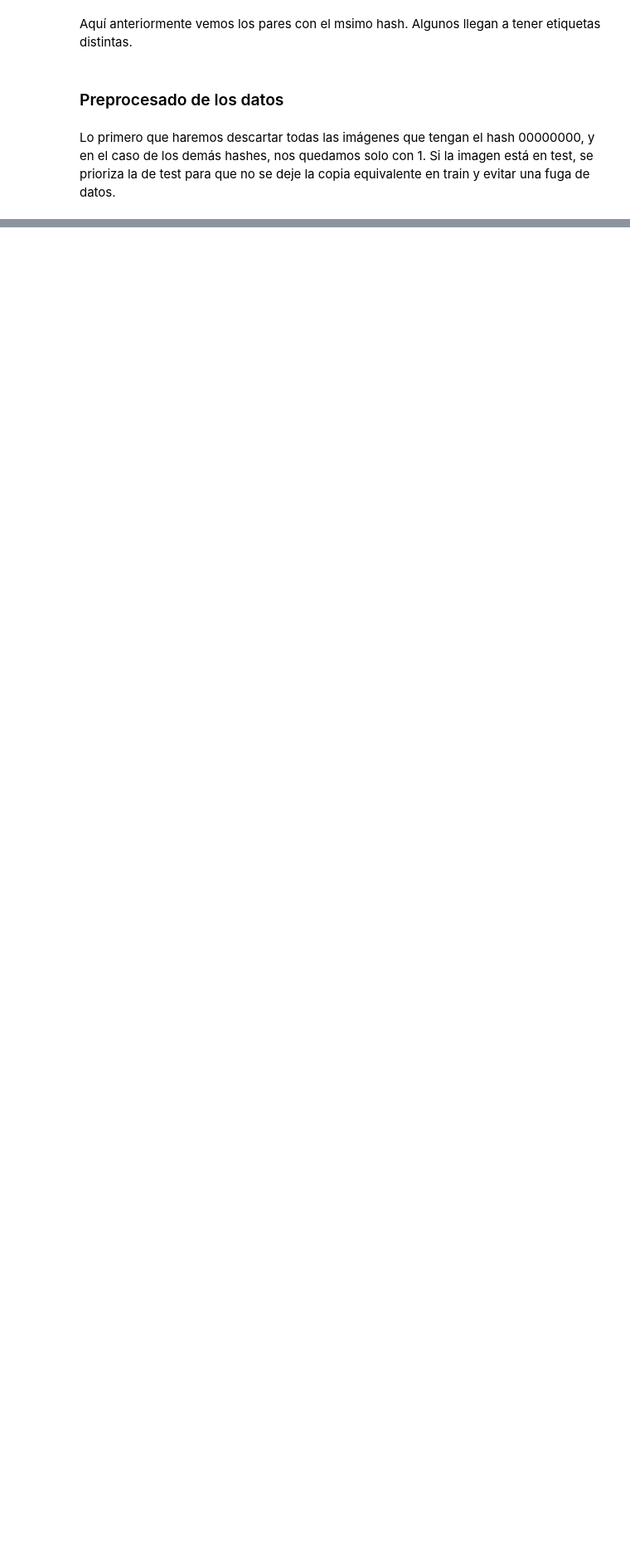
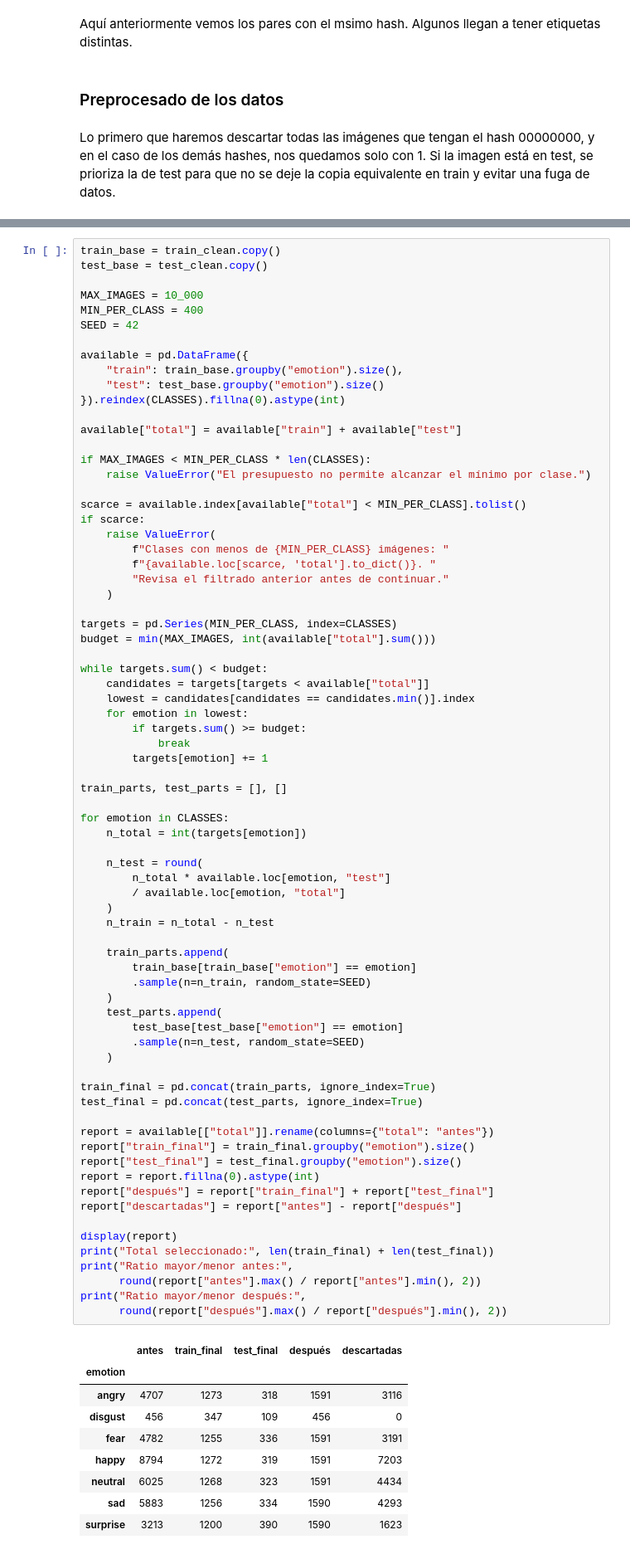
Before and after one commit to oliverAnderson18/deteccion_emociones, a Jupyter notebook: develop.ipynb, the cells around one changed output, grey strips where cells are left out. Shown at 83% size. Cells and saved outputs as stored; diff of their text form; blank space fills up the shorter version.

```diff
--- a/develop.ipynb
+++ b/develop.ipynb
@@ -617,0 +710,83 @@ Lo primero que haremos descartar todas las imágenes que tengan el hash 00000000
+# %%
+train_base = train_clean.copy()
+test_base = test_clean.copy()
+
+MAX_IMAGES = 10_000
+MIN_PER_CLASS = 400
+SEED = 42
+
+available = pd.DataFrame({
+    "train": train_base.groupby("emotion").size(),
+    "test": test_base.groupby("emotion").size()
+}).reindex(CLASSES).fillna(0).astype(int)
+
+available["total"] = available["train"] + available["test"]
+
+if MAX_IMAGES < MIN_PER_CLASS * len(CLASSES):
+    raise ValueError("El presupuesto no permite alcanzar el mínimo por clase.")
+
+scarce = available.index[available["total"] < MIN_PER_CLASS].tolist()
+if scarce:
+    raise ValueError(
+        f"Clases con menos de {MIN_PER_CLASS} imágenes: "
+        f"{available.loc[scarce, 'total'].to_dict()}. "
+        "Revisa el filtrado anterior antes de continuar."
+    )
+
+targets = pd.Series(MIN_PER_CLASS, index=CLASSES)
+budget = min(MAX_IMAGES, int(available["total"].sum()))
+
+while targets.sum() < budget:
+    candidates = targets[targets < available["total"]]
+    lowest = candidates[candidates == candidates.min()].index
+    for emotion in lowest:
+        if targets.sum() >= budget:
+            break
+        targets[emotion] += 1
+
+train_parts, test_parts = [], []
+
+for emotion in CLASSES:
+    n_total = int(targets[emotion])
+
+    n_test = round(
+        n_total * available.loc[emotion, "test"]
+        / available.loc[emotion, "total"]
+    )
+    n_train = n_total - n_test
+
+    train_parts.append(
+        train_base[train_base["emotion"] == emotion]
+        .sample(n=n_train, random_state=SEED)
+    )
+    test_parts.append(
+        test_base[test_base["emotion"] == emotion]
+        .sample(n=n_test, random_state=SEED)
+    )
+
+train_final = pd.concat(train_parts, ignore_index=True)
+test_final = pd.concat(test_parts, ignore_index=True)
+
+report = available[["total"]].rename(columns={"total": "antes"})
+report["train_final"] = train_final.groupby("emotion").size()
+report["test_final"] = test_final.groupby("emotion").size()
+report = report.fillna(0).astype(int)
+report["después"] = report["train_final"] + report["test_final"]
+report["descartadas"] = report["antes"] - report["después"]
+
+display(report)
+print("Total seleccionado:", len(train_final) + len(test_final))
+print("Ratio mayor/menor antes:",
+      round(report["antes"].max() / report["antes"].min(), 2))
+print("Ratio mayor/menor después:",
+      round(report["después"].max() / report["después"].min(), 2))
+# %% [output]
+|  | antes | train_final | test_final | después | descartadas |
+| emotion |  |  |  |  |  |
+| angry | 4707 | 1273 | 318 | 1591 | 3116 |
+| disgust | 456 | 347 | 109 | 456 | 0 |
+| fear | 4782 | 1255 | 336 | 1591 | 3191 |
+| happy | 8794 | 1272 | 319 | 1591 | 7203 |
+| neutral | 6025 | 1268 | 323 | 1591 | 4434 |
+| sad | 5883 | 1256 | 334 | 1590 | 4293 |
+| surprise | 3213 | 1200 | 390 | 1590 | 1623 |
```
Also changed, not shown: parts of 12 cells of this notebook.
